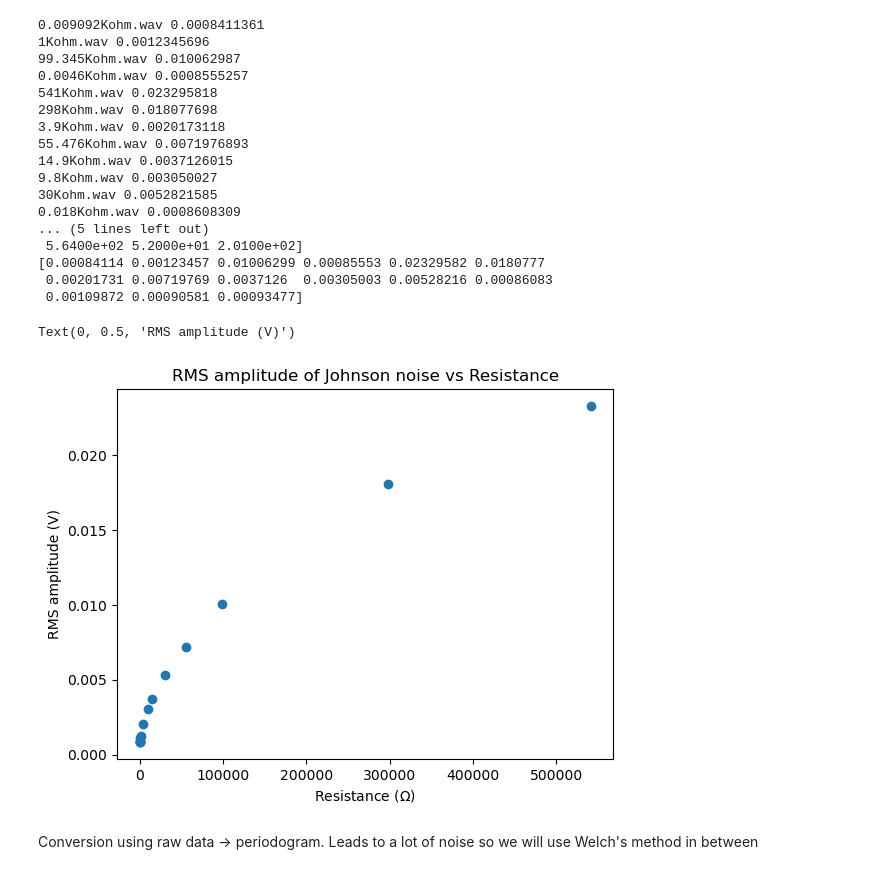
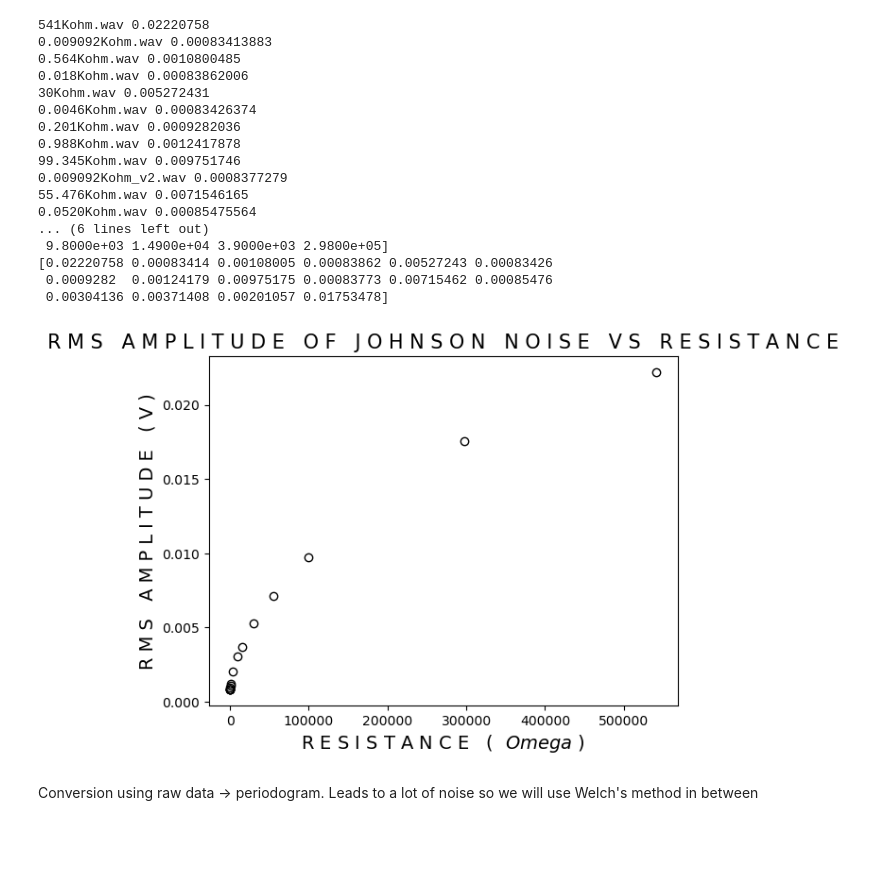
Before and after one commit to Atzphere/309-Pool, a Jupyter notebook: notebooks/johnson_analyzer.ipynb, the cells around one changed output. Saved outputs shown, nothing was run; the diff lists cells and outputs as text; code cells hidden in the pictures; blank space fills up the shorter version.

```diff
--- a/notebooks/johnson_analyzer.ipynb
+++ b/notebooks/johnson_analyzer.ipynb
@@ -21,46 +30,49 @@ def get_resistance(name):
 
 #get_freq("100.2Kohm")
 # %%
-input_files = dt.get_files('../data_soundcard/johnson_noise/', fullpath=True)
-fnames = dt.get_files('../data_soundcard/johnson_noise/')
+input_files = dt.get_files('../data_soundcard/johnson_noise_roundtwo/', fullpath=True)
+fnames = dt.get_files('../data_soundcard/johnson_noise_roundtwo/')
 
 rmses = []
 
 for file, name in zip(input_files, fnames):
     t, d = wh.importWAV(file)
     rms = np.mean([np.sqrt(np.mean(to_volts(d["right"])**2)), np.sqrt(np.mean(to_volts(d["left"])**2))])
     print(name, rms)
     rmses.append([get_resistance(name) * 1000, rms])
 
 rmses = np.array(rmses)
 print(rmses[:,0])
 print(rmses[:,1])
 
 fig, ax = plt.subplots()
+ax.set_title(' '.join('RMS AMPLITUDE OF JOHNSON NOISE VS RESISTANCE'),
+             fontsize=15)
 
-ax.set_title("RMS amplitude of Johnson noise vs Resistance")
-ax.scatter(rmses[:,0], rmses[:,1])
-ax.set_xlabel("Resistance ($\Omega$)")
-ax.set_ylabel("RMS amplitude (V)")
+ax.scatter(rmses[:,0], rmses[:,1], color=[0,0,0,0], edgecolors='k')
+ax.set_xlabel(" ".join("RESISTANCE ($\Omega$)"),
+              fontsize=14)
+ax.set_ylabel(" ".join("RMS AMPLITUDE (V)"),
+              fontsize=14)
+fig.savefig('resistances.svg', format='svg', dpi=1200)
 # %% [output]
-0.009092Kohm.wav 0.0008411361
-1Kohm.wav 0.0012345696
-99.345Kohm.wav 0.010062987
-0.0046Kohm.wav 0.0008555257
-541Kohm.wav 0.023295818
-298Kohm.wav 0.018077698
-3.9Kohm.wav 0.0020173118
-55.476Kohm.wav 0.0071976893
-14.9Kohm.wav 0.0037126015
-9.8Kohm.wav 0.003050027
-30Kohm.wav 0.0052821585
-0.018Kohm.wav 0.0008608309
-... (5 lines left out)
- 5.6400e+02 5.2000e+01 2.0100e+02]
-[0.00084114 0.00123457 0.01006299 0.00085553 0.02329582 0.0180777
- 0.00201731 0.00719769 0.0037126  0.00305003 0.00528216 0.00086083
- 0.00109872 0.00090581 0.00093477]
+541Kohm.wav 0.02220758
+0.009092Kohm.wav 0.00083413883
+0.564Kohm.wav 0.0010800485
+0.018Kohm.wav 0.00083862006
+30Kohm.wav 0.005272431
+0.0046Kohm.wav 0.00083426374
+0.201Kohm.wav 0.0009282036
+0.988Kohm.wav 0.0012417878
+99.345Kohm.wav 0.009751746
+0.009092Kohm_v2.wav 0.0008377279
+55.476Kohm.wav 0.0071546165
+0.0520Kohm.wav 0.00085475564
+... (6 lines left out)
+ 9.8000e+03 1.4900e+04 3.9000e+03 2.9800e+05]
+[0.02220758 0.00083414 0.00108005 0.00083862 0.00527243 0.00083426
+ 0.0009282  0.00124179 0.00975175 0.00083773 0.00715462 0.00085476
+ 0.00304136 0.00371408 0.00201057 0.01753478]
-Text(0, 0.5, 'RMS amplitude (V)')
-[figure, old version]
+[figure, new version]
 # %%
 def cross_correlate(s1, s2):
```
Also changed, not shown: parts of 11 cells of this notebook, 10 other files.
